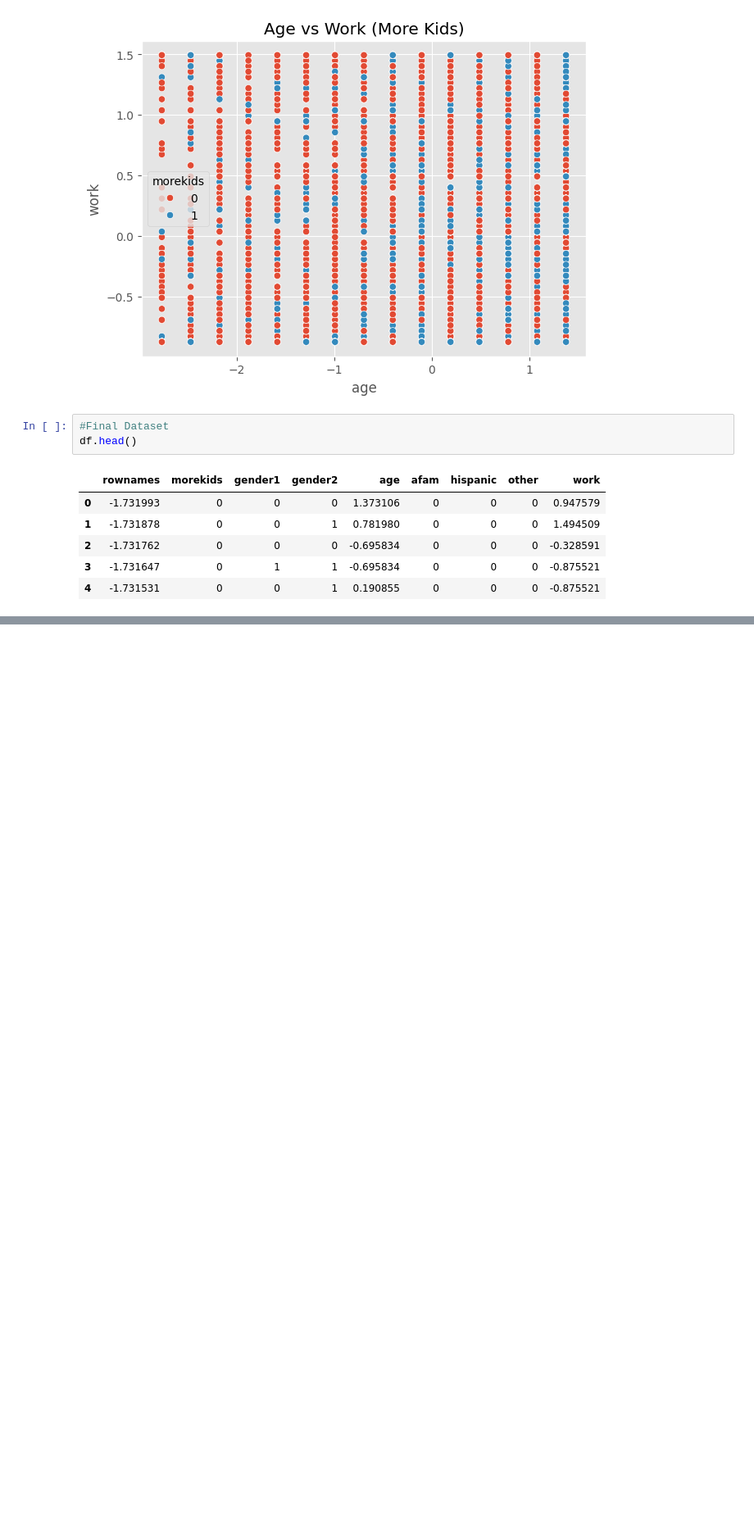
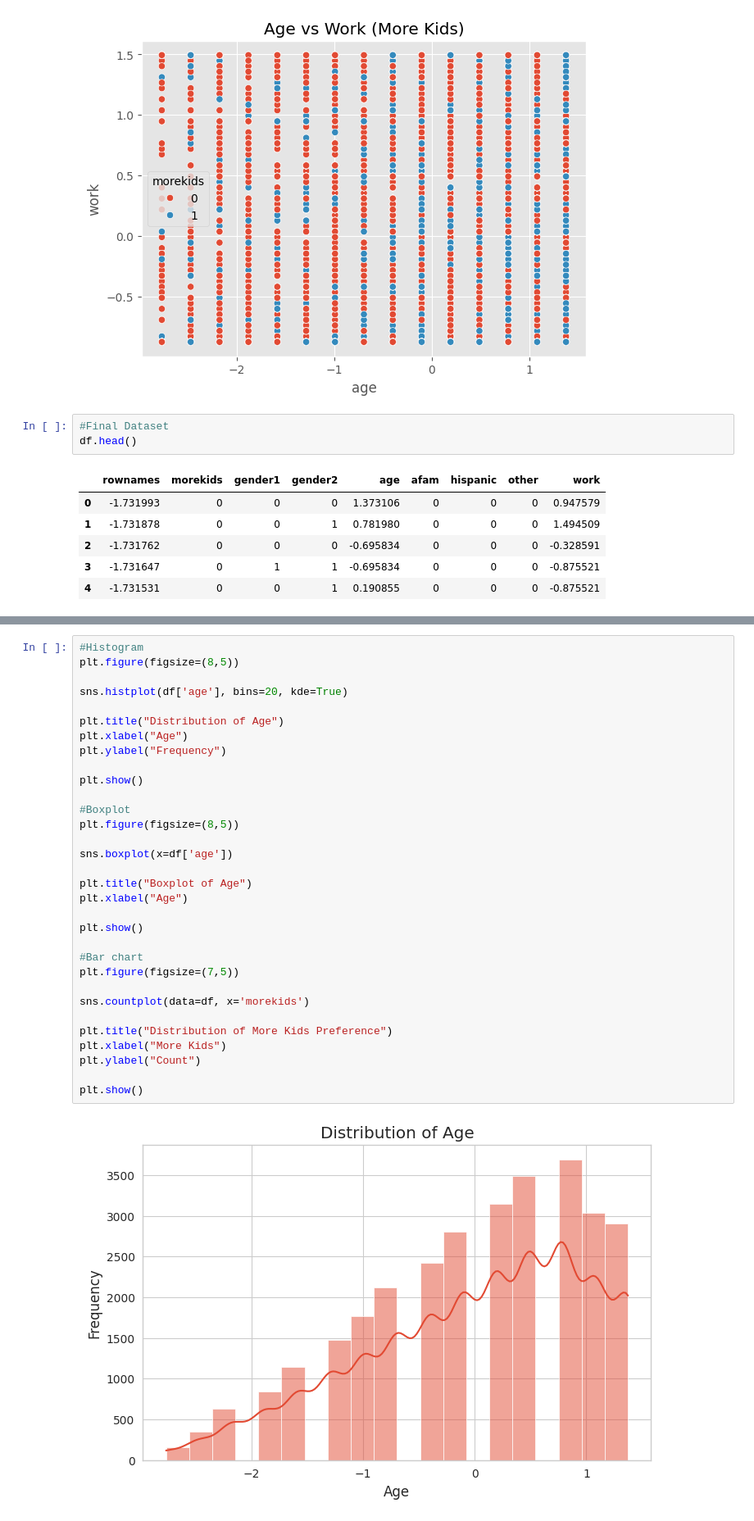
Before and after one commit to Shivankar7/Shivankar-Sinha, a Jupyter notebook: Shivankar_sinha_23BDS0026_EDA_Fertility_Dataset.ipynb, the cells around one changed output, grey strips where cells are left out. Shown at 82% size. Drawn from its saved outputs; the diff is of its cells as text; blank space fills up the shorter version.

```diff
--- a/Shivankar_sinha_23BDS0026_EDA_Fertility_Dataset.ipynb
+++ b/Shivankar_sinha_23BDS0026_EDA_Fertility_Dataset.ipynb
@@ -258,0 +350,34 @@ df.head()
+# %%
+#Histogram
+plt.figure(figsize=(8,5))
+
+sns.histplot(df['age'], bins=20, kde=True)
+
+plt.title("Distribution of Age")
+plt.xlabel("Age")
+plt.ylabel("Frequency")
+
+plt.show()
+
+#Boxplot
+plt.figure(figsize=(8,5))
+
+sns.boxplot(x=df['age'])
+
+plt.title("Boxplot of Age")
+plt.xlabel("Age")
+
+plt.show()
+
+#Bar chart
+plt.figure(figsize=(7,5))
+
+sns.countplot(data=df, x='morekids')
+
+plt.title("Distribution of More Kids Preference")
+plt.xlabel("More Kids")
+plt.ylabel("Count")
+
+plt.show()
+# %% [output]
+[figure, added]
```
Also changed, not shown: parts of 46 cells of this notebook.
